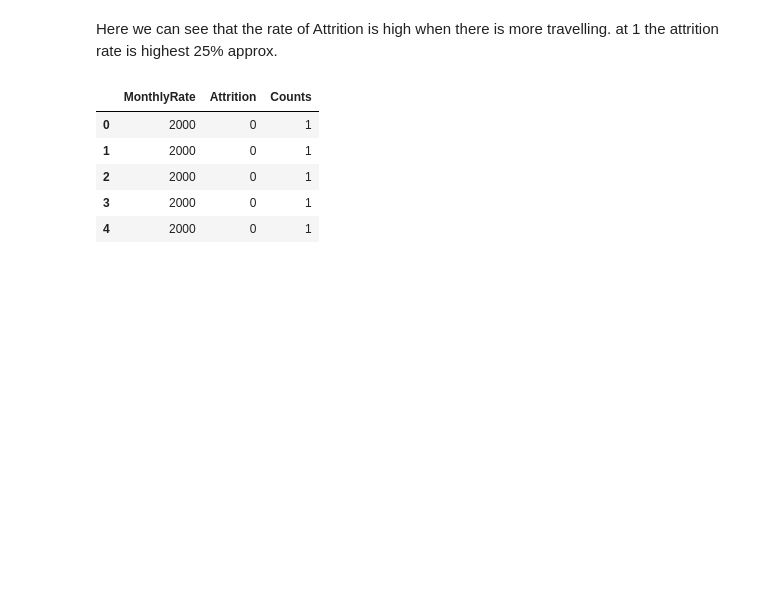
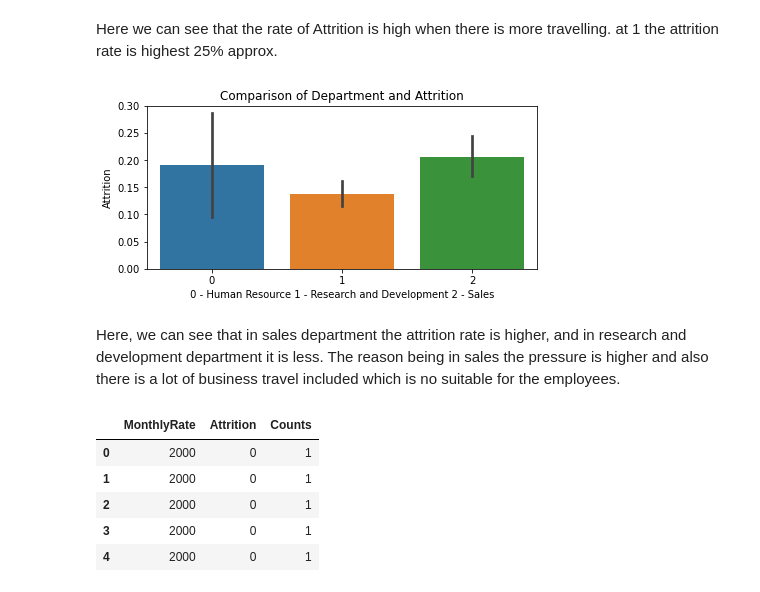
Before and after one commit to sonirl/DT_Evaluation-projects, a Jupyter notebook: project_4_HRanalytics.ipynb, the cells around one changed output. Cells and saved outputs as stored; diff of their text form; code cells hidden in the pictures; blank space fills up the shorter version.

```diff
--- a/project_4_HRanalytics.ipynb
+++ b/project_4_HRanalytics.ipynb
@@ -364,6 +375,17 @@ sns.lineplot(x='BusinessTravel',y='Counts',hue='Attrition',data=Buss_trv)
 # %% [markdown]
 Here we can see that the  rate of Attrition is high when there is more travelling.
 at 1 the attrition rate is highest 25% approx.
+# %%
+#relation of attrition with Department
+plt.figure(figsize=(7,3))
+sns.barplot(x='Department',y='Attrition',data=data_copy)
+plt.title('Comparison of Department and Attrition')
+plt.xlabel(' 0 - Human Resource 1 - Research and Development 2 - Sales ')
+plt.show()
+# %% [output]
+[figure, added]
+# %% [markdown]
+Here, we can see that	in sales department the attrition rate is higher, and in research and development department it is less. The reason being in sales the pressure is higher and also there is a lot of business travel included which is no suitable for the employees.
 # %%
 #we have Hourly Rate, Monthly Rate and Mnthly Income with continous value. For plotting and better Visualisation, we will be
 #creating seperate df grouped by each feature and make round off values for easily distribution of the above feature.
```
Also changed, not shown: parts of 25 cells of this notebook.
